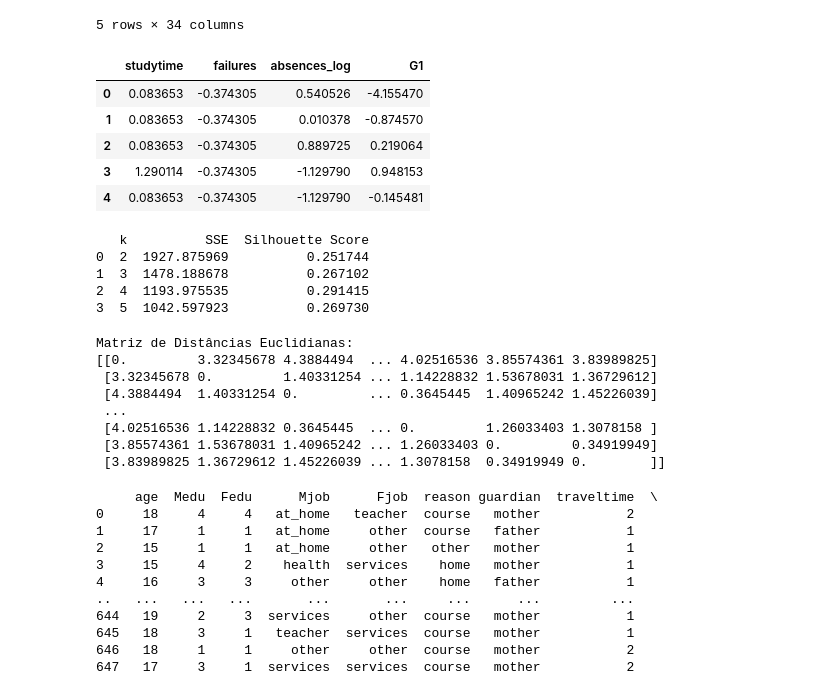
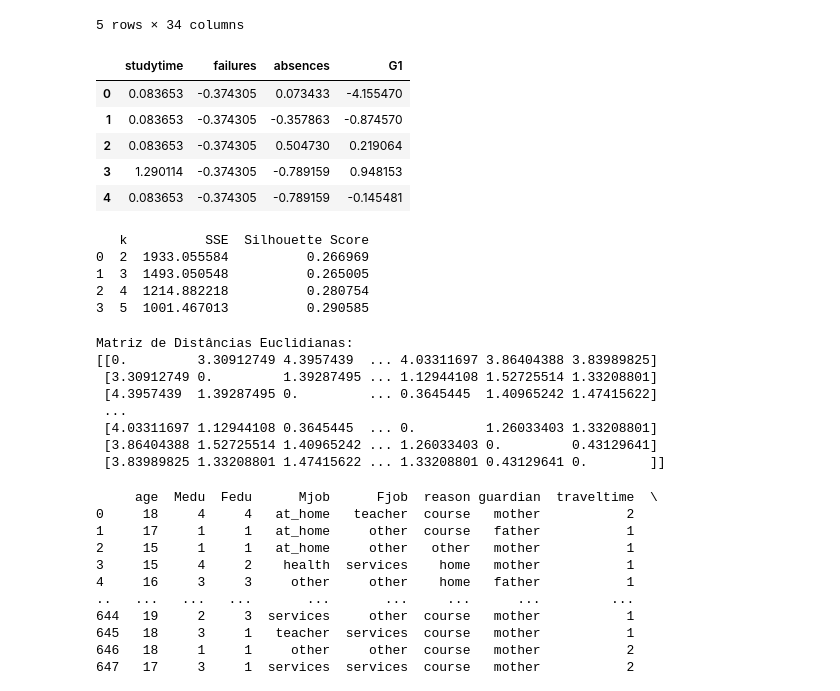
Before and after one commit to ArthurZ7/projeto_predicao_estudantil, a Jupyter notebook: notebook/PredicaoEstudantilCopy.ipynb, the cells around one changed output. Cells and saved outputs as stored; diff of their text form; code cells hidden in the pictures.

```diff
--- a/notebook/PredicaoEstudantilCopy.ipynb
+++ b/notebook/PredicaoEstudantilCopy.ipynb
@@ -128,30 +129,30 @@ df_processado.head()
 # %%
 # Atributos para agrupamento: Perfil acadêmico
 
 atributos_cluster = [
     'studytime',
     'failures',
-    'absences_log',
+    'absences',
     'G1'
 ]
 
 X = df_processado[atributos_cluster]
 
 # Padronização dos dados
 
 scaler = StandardScaler()
 X_scaled = scaler.fit_transform(X)
 
 # Tabela com os dados padronizados
 X_scaled_df = pd.DataFrame(X_scaled, columns=atributos_cluster)
 X_scaled_df.head()
 # %% [output]
-|  | studytime | failures | absences_log | G1 |
-| 0 | 0.083653 | -0.374305 | 0.540526 | -4.155470 |
-| 1 | 0.083653 | -0.374305 | 0.010378 | -0.874570 |
-| 2 | 0.083653 | -0.374305 | 0.889725 | 0.219064 |
-| 3 | 1.290114 | -0.374305 | -1.129790 | 0.948153 |
-| 4 | 0.083653 | -0.374305 | -1.129790 | -0.145481 |
+|  | studytime | failures | absences | G1 |
+| 0 | 0.083653 | -0.374305 | 0.073433 | -4.155470 |
+| 1 | 0.083653 | -0.374305 | -0.357863 | -0.874570 |
+| 2 | 0.083653 | -0.374305 | 0.504730 | 0.219064 |
+| 3 | 1.290114 | -0.374305 | -0.789159 | 0.948153 |
+| 4 | 0.083653 | -0.374305 | -0.789159 | -0.145481 |
 # %%
 # Comparando resultados SSE e silhouette score para diferentes números de clusters
 
@@ -178,22 +179,22 @@ comparacao = pd.DataFrame(
 print(comparacao)
 # %% [output]
    k          SSE  Silhouette Score
-0  2  1927.875969          0.251744
-1  3  1478.188678          0.267102
-2  4  1193.975535          0.291415
-3  5  1042.597923          0.269730
+0  2  1933.055584          0.266969
+1  3  1493.050548          0.265005
+2  4  1214.882218          0.280754
+3  5  1001.467013          0.290585
 # %%
 print("Matriz de Distâncias Euclidianas:")
 print(euclidean_distances(X_scaled))
 # %% [output]
 Matriz de Distâncias Euclidianas:
-[[0.         3.32345678 4.3884494  ... 4.02516536 3.85574361 3.83989825]
- [3.32345678 0.         1.40331254 ... 1.14228832 1.53678031 1.36729612]
- [4.3884494  1.40331254 0.         ... 0.3645445  1.40965242 1.45226039]
+[[0.         3.30912749 4.3957439  ... 4.03311697 3.86404388 3.83989825]
+ [3.30912749 0.         1.39287495 ... 1.12944108 1.52725514 1.33208801]
+ [4.3957439  1.39287495 0.         ... 0.3645445  1.40965242 1.47415622]
  ...
- [4.02516536 1.14228832 0.3645445  ... 0.         1.26033403 1.3078158 ]
- [3.85574361 1.53678031 1.40965242 ... 1.26033403 0.         0.34919949]
- [3.83989825 1.36729612 1.45226039 ... 1.3078158  0.34919949 0.        ]]
+ [4.03311697 1.12944108 0.3645445  ... 0.         1.26033403 1.33208801]
+ [3.86404388 1.52725514 1.40965242 ... 1.26033403 0.         0.43129641]
+ [3.83989825 1.33208801 1.47415622 ... 1.33208801 0.43129641 0.        ]]
 # %%
 # Utilização inicial do K-Means para agrupamento
 
```
Also changed, not shown: parts of 6 cells of this notebook.
